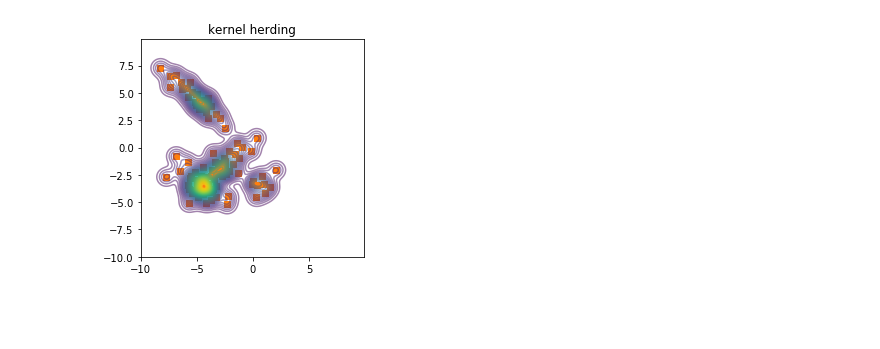
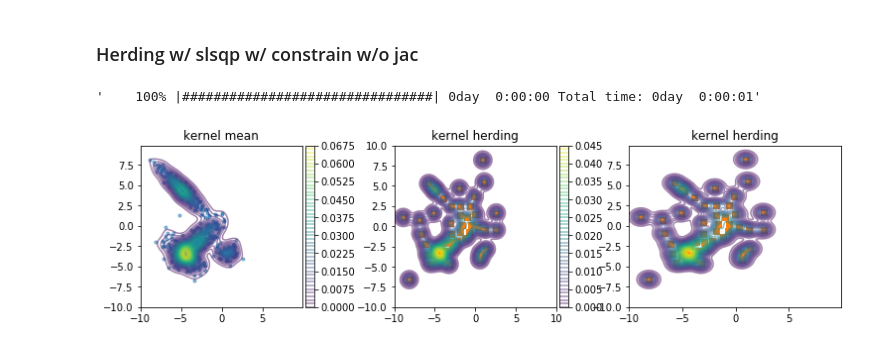
Before and after one commit to JohnYKiyo/kernel_method_numpy, a Jupyter notebook: kernelHerding.ipynb, the cells around one changed output. Cells and saved outputs as stored; diff of their text form; code cells hidden in the pictures; blank space fills up the shorter version.

Commit message:
[update] add usage of kernel herding class and error test

```diff
--- a/kernelHerding.ipynb
+++ b/kernelHerding.ipynb
@@ -20,0 +50,2 @@ kM = kernel.Mean(df,sigma='silverman')
+# %%
+KH = kernel.Herding(kM)
@@ -166,2 +160,0 @@ class KernelHerding():
-# %%
-KH = KernelHerding(kM)
@@ -228,16 +317,65 @@ fig.show()
+# %% [markdown]
+### Herding w/ slsqp w/ constrain w/o jac
+# %%
+cons = ({'type': 'ineq',
+         'fun' : lambda x: -(x[0] - 2.593)},
+        {'type': 'ineq',
+         'fun' : lambda x:  (x[0] + 8.9)},
+        {'type': 'ineq',
+         'fun' : lambda x: -(x[1] - 8.2)},
+        {'type': 'ineq',
+         'fun' : lambda x:  (x[1] + 6.6)})
+
+supersample_slsqp = KH.supersample(
+    sample_size=50,
+    optimizer='scipy_optim',
+    method='slsqp',
+    constraints=cons)
+# %% [output]
+'    100% |################################| 0day  0:00:00 Total time: 0day  0:00:01'
+# %%
+x = np.arange(-10.0,10,0.1)
+y = np.arange(-10.0,10,0.1)
+xx,yy = np.meshgrid(x,y)
+
+herding_z = KH.approximation_mean(np.array([xx.ravel(),yy.ravel()]).T)
+herding_z = herding_z.reshape(xx.shape[0],-1)
+
+original_z = KH.KM.mu_p(np.array([xx.ravel(),yy.ravel()]).T)
+original_z = original_z.reshape(xx.shape[0],-1)
 # %%
-fig = plt.figure(figsize=[4,4])
-ax2 = fig.add_subplot(111)
+fig = plt.figure(figsize=[13,3])
+ax1 = fig.add_subplot(131)
+ax1.set_title('kernel mean')
+cbar1 = ax1.contour(xx,yy,original_z,50,alpha=0.5)
+ax1.scatter(original_samples.iloc[:,0], original_samples.iloc[:,1] ,alpha=0.5,marker='.')
+ax1.set_xlim([-10,10])
+ax1.set_ylim([-10,10])
+ax1.axis("image")
+divider = mpl_toolkits.axes_grid1.make_axes_locatable(ax1)
+cax = divider.new_horizontal(size="5%", pad=0.05)
+cax.yaxis.set_major_formatter(ptick.ScalarFormatter(useMathText=True))
+cax.yaxis.offsetText.set_fontsize(10)
+cax.ticklabel_format(style='sci',axis='y',scilimits=(0,0))
+fig.add_axes(cax)
+fig.colorbar(cbar1,cax=cax)
+
+ax2 = fig.add_subplot(132)
 ax2.set_title('kernel herding')
-cbar2 = ax2.contour(xx,yy,zz_kernlh,50,alpha=0.5)
+cbar2 = ax2.contour(xx,yy,herding_z,50,alpha=0.5)
 ax2.scatter(KH.samples[:,0],KH.samples[:,1],marker='s',color='C1')
-# ax2.axis("image")
-# divider = mpl_toolkits.axes_grid1.make_axes_locatable(ax2)
-# cax2 = divider.new_horizontal(size="5%", pad=0.05)
-# ax2.set_xlim([-10,10])
-# ax2.set_ylim([-10,10])
-# fig.add_axes(cax2)
-# fig.colorbar(cbar2,cax=cax2)
+ax2.axis("image")
+divider = mpl_toolkits.axes_grid1.make_axes_locatable(ax2)
+cax2 = divider.new_horizontal(size="5%", pad=0.05)
+ax2.set_xlim([-10,10])
+ax2.set_ylim([-10,10])
+fig.add_axes(cax2)
+fig.colorbar(cbar2,cax=cax2)
+
+ax3 = fig.add_subplot(133)
+ax3.set_title('kernel herding')
+cbar3 = ax3.contour(xx,yy,herding_z,50,alpha=0.5)
+ax3.scatter(KH.samples[:,0],KH.samples[:,1],marker='s',color='C1')
 fig.show()
 # %% [output]
-[figure, old version]
+[figure, new version]
```
Also changed, not shown: parts of 32 cells of this notebook.
